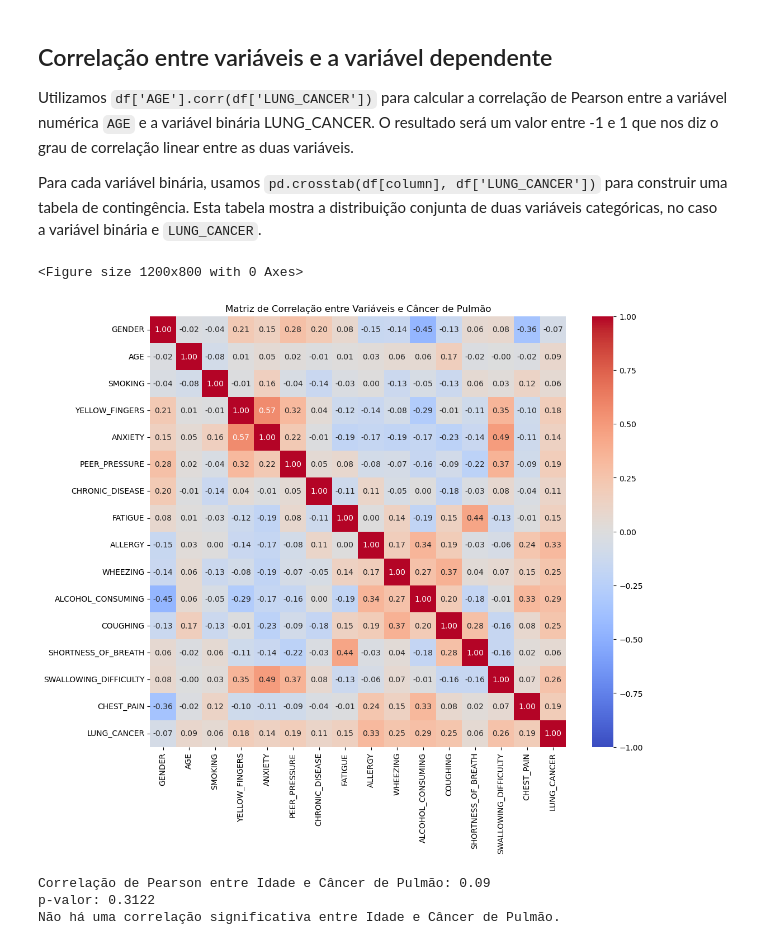
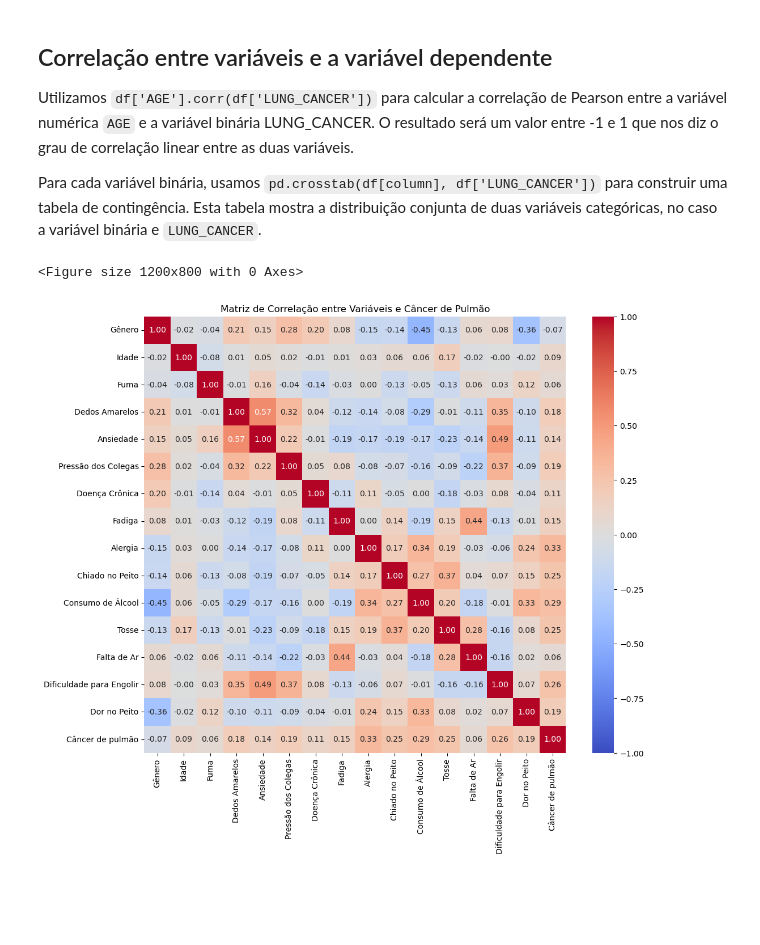
Before and after one commit to neocrz/lung_cancer_analysis, a Jupyter notebook: lung_cancer.ipynb, the cells around one changed output. Cells and saved outputs as stored; diff of their text form; code cells hidden in the pictures; blank space fills up the shorter version.

```diff
--- a/lung_cancer.ipynb
+++ b/lung_cancer.ipynb
@@ -187,32 +174,15 @@ Para cada variável binária, usamos `pd.crosstab(df[column], df['LUNG_CANCER'])
 # %%
 # Configurar para exibição de tabelas e gráficos
 plt.figure(figsize=(12, 8))
-
-# 4. Correlação entre todas as variáveis numéricas e a variável dependente (LUNG_CANCER)
-# Calculando a correlação entre as variáveis numéricas (AGE e LUNG_CANCER)
-correlation_matrix = df.corr()
+df_t = df.copy()
+df_t = df.rename(columns=column_mapping)
+correlation_matrix = df_t.corr()
 
 # Plotando o heatmap da matriz de correlação
 plt.figure(figsize=(12, 10))
 sns.heatmap(correlation_matrix, annot=True, cmap='coolwarm', fmt='.2f', vmin=-1, vmax=1)
 plt.title('Matriz de Correlação entre Variáveis e Câncer de Pulmão')
 plt.show()
 # %% [output]
 <Figure size 1200x800 with 0 Axes>
-[figure, old version]
+[figure, new version]
-# %%
-# 1. Correlação de Pearson entre AGE e LUNG_CANCER
-age_correlation = df['AGE'].corr(df['LUNG_CANCER'])
-print(f'Correlação de Pearson entre Idade e Câncer de Pulmão: {age_correlation:.2f}')
-# Exibir o p-valor do teste de significância
-print(f'p-valor: {p_value:.4f}')
-
-# Realizar o teste de hipótese
-if p_value < 0.05:
-    print(f"Há uma correlação significativa entre Idade e Câncer de Pulmão.\n")
-else:
-    print(f"Não há uma correlação significativa entre Idade e Câncer de Pulmão.\n")
-# %% [output]
-Correlação de Pearson entre Idade e Câncer de Pulmão: 0.09
-p-valor: 0.3122
-Não há uma correlação significativa entre Idade e Câncer de Pulmão.
```
Also changed, not shown: parts of 5 cells of this notebook.
